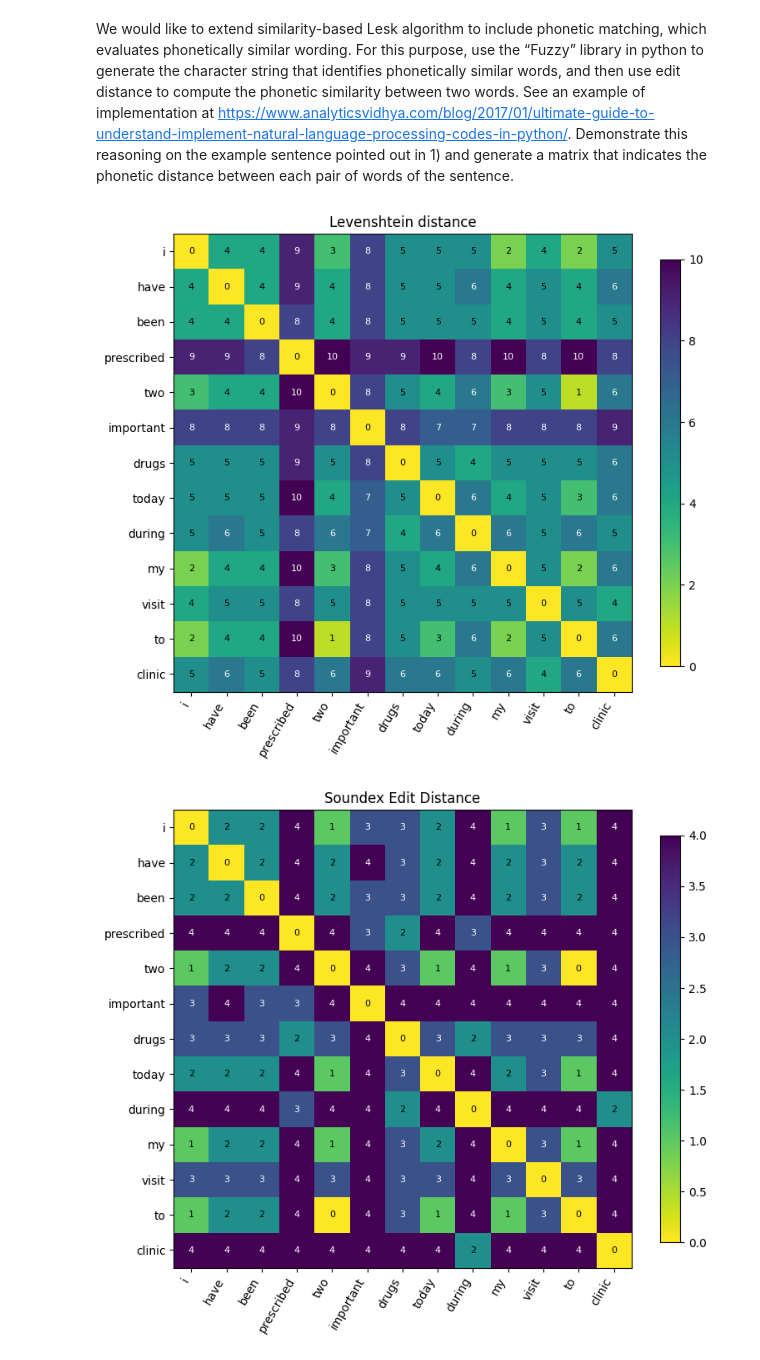
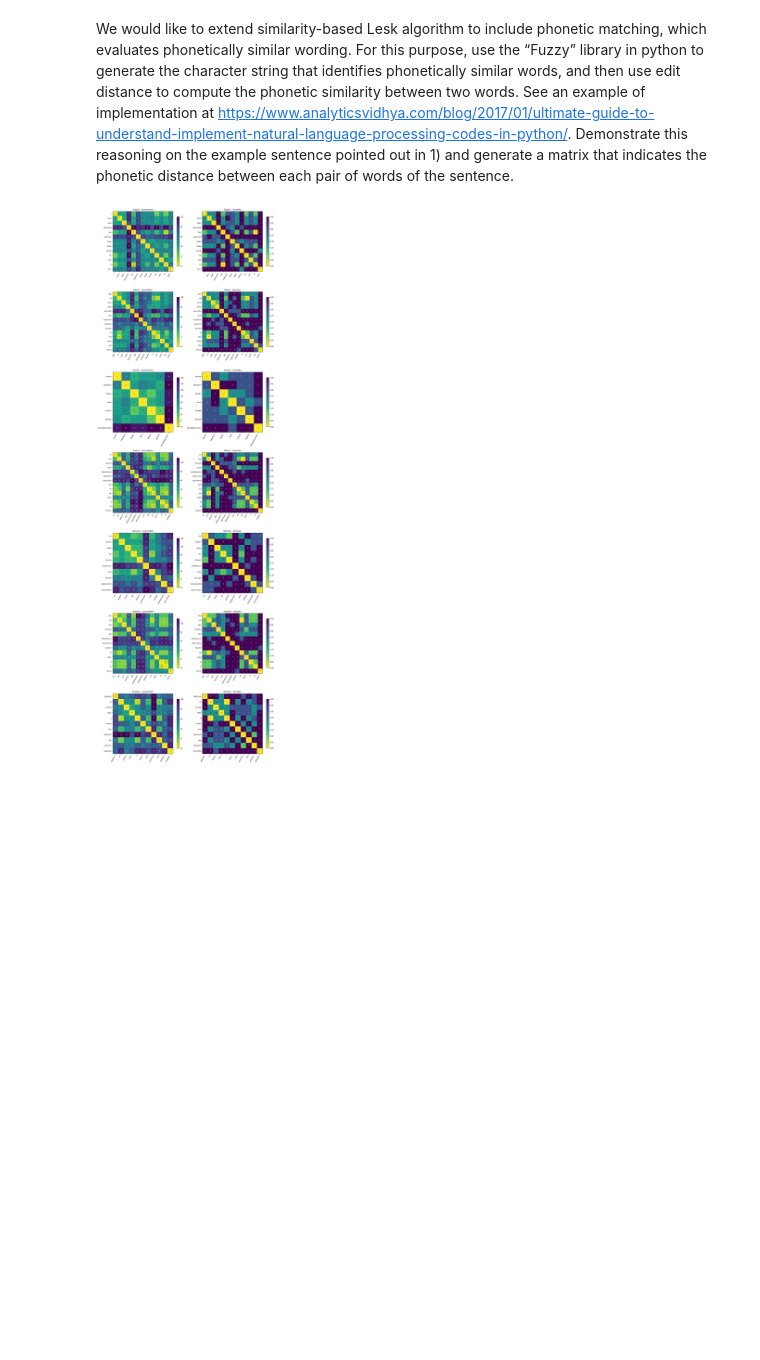
Before and after one commit to pygiopoli/nlp_project_26, a Jupyter notebook: scripts/p5/p_distance.ipynb, the cells around one changed output. Drawn from its saved outputs; the diff is of its cells as text; code cells hidden in the pictures; blank space fills up the shorter version.

Commit message:
completed p5 variant (added more languages)

```diff
--- a/scripts/p5/p_distance.ipynb
+++ b/scripts/p5/p_distance.ipynb
@@ -6,7 +6,17 @@ import numpy as np
 import matplotlib.pyplot as plt
 
 SENTENCE = "I have been prescribed two important drugs today during my visit to clinic"
-TARGET = 'drugs'
+
+# The following languages are: English, Italian, Finnish, French, German, Spanish, Russian
+VARIANTS = {
+    "English": SENTENCE,
+    "Italian": "Oggi mi sono state prescritte due importanti medicine durante la mia visita alla clinica",
+    "Finnish": "Minulle määrättiin tänään kaksi tärkeää lääkettä klinikkakäynnilläni",
+    "French": "On m'a prescrit deux médicaments importants aujourd'hui, lors de ma visite à la clinique",
+    "German": "Mir wurden heute bei meinem Klinikbesuch zwei wichtige Medikamente verschrieben",
+    "Spanish": "Hoy me han recetado dos medicamenti importantes durante mi visita a la clínica",
+    "Russian": "Segodnya vo vremya vizita v kliniku mne naznachili dva vazhnykh preparata",
+}
 # %%
 tokens = [w.lower() for w in SENTENCE.split()]
 
@@ -14,46 +24,46 @@ def levenshtein_matrix(words):
     """ Returns the matrix representation of all the permutations of levenshtein dinstances of the words in the given vector """
     n = len(words)
     matrix = np.zeros((n, n), dtype=int)
     for i in range(n):
         for j in range(i + 1, n):
             matrix[i, j] = matrix[j, i] = u.levenshtein(words[i], words[j])
 
     return matrix
 
 def levenshtein_soundex_matrix(words):
     """ Returns the matrix representation of all the permutations of levenshtein dinstances of the soundex output of words in the given vector """
     n = len(words)
     matrix = np.zeros((n, n), dtype=int)
     for i in range(n):
         for j in range(i + 1, n):
             matrix[i, j] = matrix[j, i] = u.levenshtein(u.soundex(words[i]), u.soundex(words[j]))
 
     return matrix
 
-def plot_matrix(matrix, words, title="Levenshtein distance"):
-    """Show a distance matrix as a heatmap, with the value written in each cell."""
-    fig, ax = plt.subplots(figsize=(8, 7))
+def plot_matrix(ax, matrix, words, title):
+    """Draw a distance matrix as a heatmap on the given axes."""
     image = ax.imshow(matrix, cmap="viridis_r")
 
-    ax.set_xticks(range(len(words)), words, rotation=60, ha="right")
-    ax.set_yticks(range(len(words)), words)
+    ax.set_xticks(range(len(words)), words, rotation=60, ha="right", fontsize=7)
+    ax.set_yticks(range(len(words)), words, fontsize=7)
 
     for i in range(len(words)):
         for j in range(len(words)):
             color = "white" if matrix[i, j] > matrix.max() / 2 else "black"
-            ax.text(j, i, matrix[i, j], ha="center", va="center", fontsize=8, color=color)
+            ax.text(j, i, matrix[i, j], ha="center", va="center", fontsize=6, color=color)
 
-    ax.set_title(title)
-    fig.colorbar(image, ax=ax, shrink=0.8)
-    fig.tight_layout()
-    plt.show()
+    ax.set_title(title, fontsize=9)
+    ax.figure.colorbar(image, ax=ax, shrink=0.8)
 
 # Analysis
-lev_dist = levenshtein_matrix(tokens)
-lev_soundex_dist = levenshtein_soundex_matrix(tokens)
+fig, axes = plt.subplots(len(VARIANTS), 2, figsize=(12, 5.2 * len(VARIANTS)))
 
-plot_matrix(lev_dist, tokens)
-plot_matrix(lev_soundex_dist, tokens, title="Soundex Edit Distance")
+for (lang, sentence), row in zip(VARIANTS.items(), axes):
+    words = [w.strip(".,;:!?").lower() for w in sentence.split()]
+    plot_matrix(row[0], levenshtein_matrix(words), words, f"{lang} - Levenshtein")
+    plot_matrix(row[1], levenshtein_soundex_matrix(words), words, f"{lang} - Soundex")
+
+fig.tight_layout()
+plt.show()
 # %% [output]
-[figure, old version]
+[figure, new version]
-[figure, removed]
```
